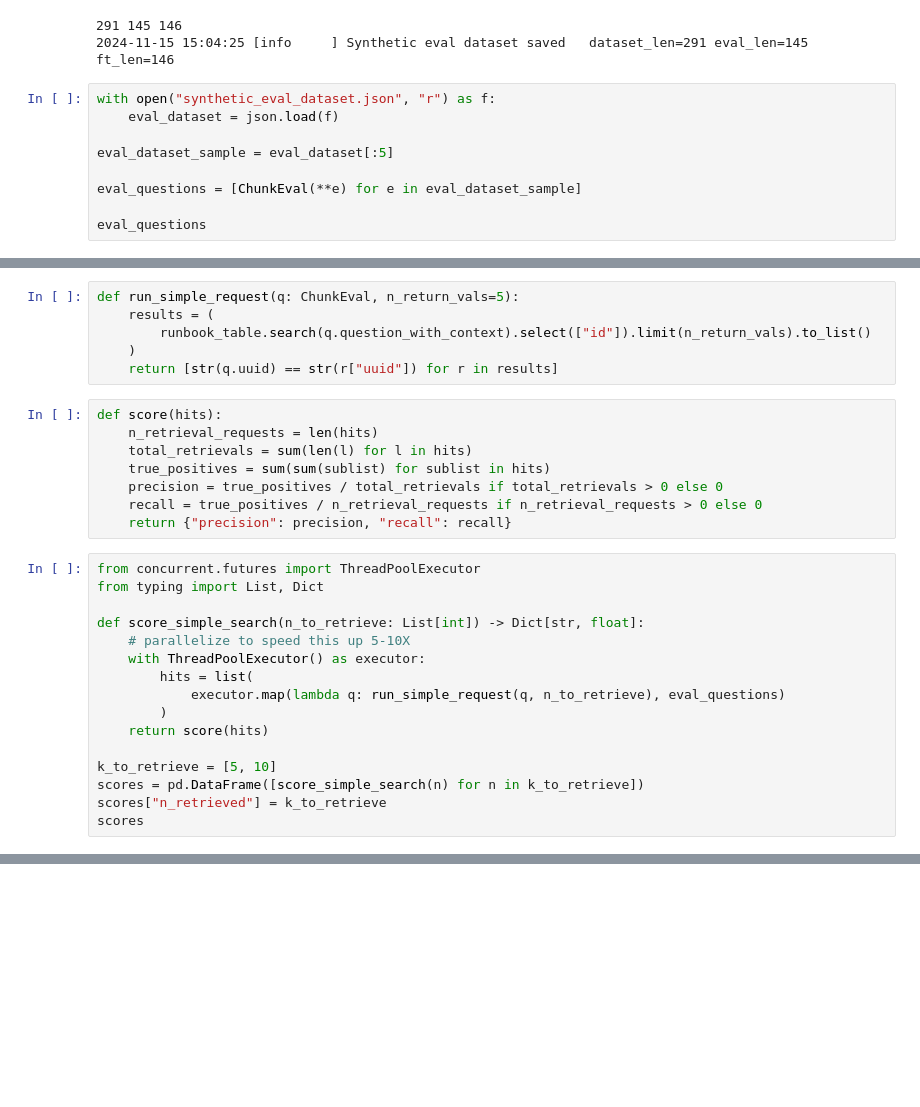
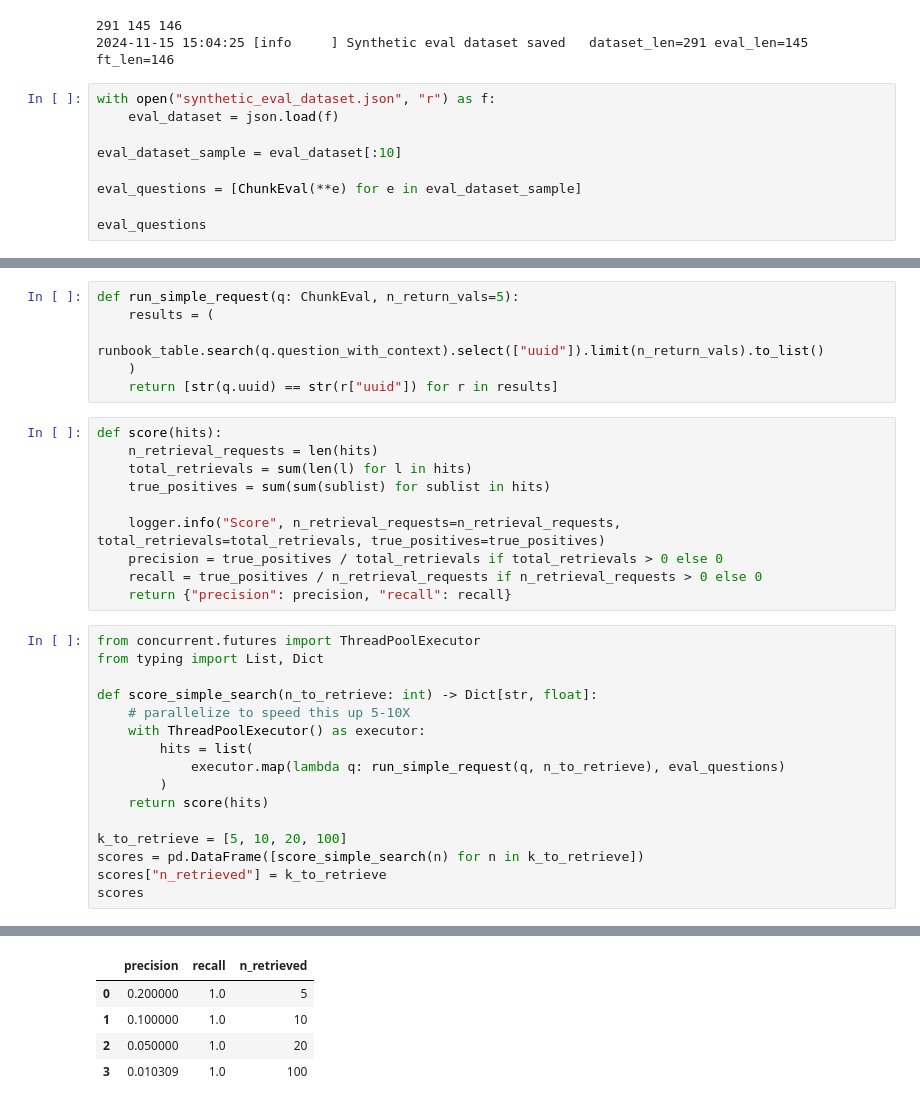
Before and after one commit to opsmate-ai/opsmate, a Jupyter notebook: eval/notebooks/knowledge.ipynb, the cells around one changed output, grey strips where cells are left out. Cells and saved outputs as stored; diff of their text form; blank space fills up the shorter version.

Commit message:
being able to measure retrieval and recall
Signed-off-by: Jingkai He <jingkai@hey.com>

```diff
--- a/eval/notebooks/knowledge.ipynb
+++ b/eval/notebooks/knowledge.ipynb
@@ -225,7 +225,7 @@ logger.info("Synthetic eval dataset saved",
 with open("synthetic_eval_dataset.json", "r") as f:
     eval_dataset = json.load(f)
 
-eval_dataset_sample = eval_dataset[:5]
+eval_dataset_sample = eval_dataset[:10]
 
 eval_questions = [ChunkEval(**e) for e in eval_dataset_sample]
 
@@ -239,7 +244,7 @@ eval_questions
 # %%
 def run_simple_request(q: ChunkEval, n_return_vals=5):
     results = (
-        runbook_table.search(q.question_with_context).select(["id"]).limit(n_return_vals).to_list()
+        runbook_table.search(q.question_with_context).select(["uuid"]).limit(n_return_vals).to_list()
     )
     return [str(q.uuid) == str(r["uuid"]) for r in results]
 # %%
@@ -247,6 +252,8 @@ def score(hits):
     n_retrieval_requests = len(hits)
     total_retrievals = sum(len(l) for l in hits)
     true_positives = sum(sum(sublist) for sublist in hits)
+
+    logger.info("Score", n_retrieval_requests=n_retrieval_requests, total_retrievals=total_retrievals, true_positives=true_positives)
     precision = true_positives / total_retrievals if total_retrievals > 0 else 0
     recall = true_positives / n_retrieval_requests if n_retrieval_requests > 0 else 0
     return {"precision": precision, "recall": recall}
@@ -254,7 +261,7 @@ def score(hits):
 from concurrent.futures import ThreadPoolExecutor
 from typing import List, Dict
 
-def score_simple_search(n_to_retrieve: List[int]) -> Dict[str, float]:
+def score_simple_search(n_to_retrieve: int) -> Dict[str, float]:
     # parallelize to speed this up 5-10X
     with ThreadPoolExecutor() as executor:
         hits = list(
@@ -262,7 +269,7 @@ def score_simple_search(n_to_retrieve: List[int]) -> Dict[str, float]:
         )
     return score(hits)
 
-k_to_retrieve = [5, 10]
+k_to_retrieve = [5, 10, 20, 100]
 scores = pd.DataFrame([score_simple_search(n) for n in k_to_retrieve])
 scores["n_retrieved"] = k_to_retrieve
 scores
@@ -270,0 +281,5 @@ ValueError: LanceError(Schema): Column id does not exist, /home/runner/work/lanc
+|  | precision | recall | n_retrieved |
+| 0 | 0.200000 | 1.0 | 5 |
+| 1 | 0.100000 | 1.0 | 10 |
+| 2 | 0.050000 | 1.0 | 20 |
+| 3 | 0.010309 | 1.0 | 100 |
```
Also changed, not shown: parts of 2 cells of this notebook.
